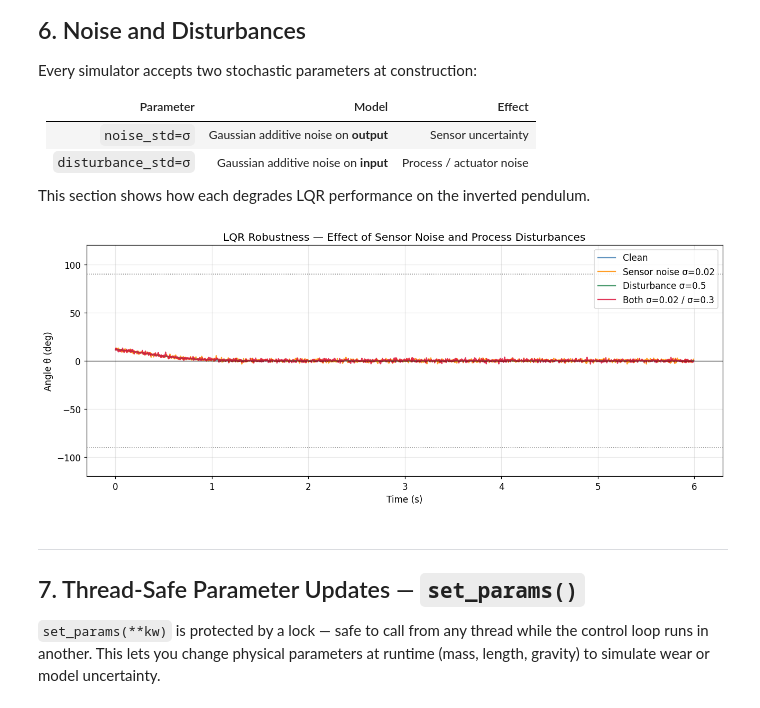
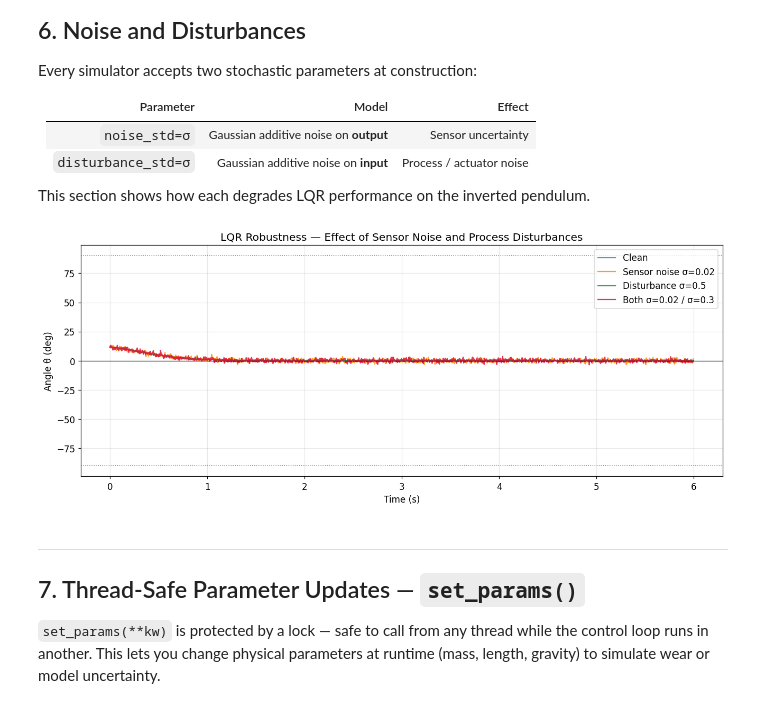
Before and after one commit to synapsys-lab/synapsys, a Jupyter notebook: examples/simulators_guide_en.ipynb, the cells around one changed output. Cells and saved outputs as stored; diff of their text form; code cells hidden in the pictures.

```diff
--- a/examples/simulators_guide_en.ipynb
+++ b/examples/simulators_guide_en.ipynb
@@ -207,8 +207,9 @@ theta_ol, fail_t = [], None
 for i in range(steps):
     y, info = sim.step(np.zeros(1), dt)
     theta_ol.append(np.degrees(y[0]))
-    if info["failed"] and fail_t is None:
+    if info["failed"]:
         fail_t = t[i]
+        break  # stop at failure so data range stays bounded
 
 print(f"\nOpen-loop: failure at t = {fail_t:.2f} s  (|θ| > 90°)")
 # %% [output]
@@ -556,39 +559,39 @@ def run_noisy(noise_std=0.0, disturbance_std=0.0, seed=42):
         u = np.clip(-K_n @ x, -30, 30)
         y, info = sim.step(u, dt_n)
         thetas.append(np.degrees(y[0]))
-        if info["failed"] and failed_at is None:
+        if info["failed"]:
             failed_at = t_n[i]
+            break  # stop at failure so data range stays bounded
     return np.array(thetas), failed_at
 
 
 configs = [
     ("Clean", 0.0, 0.0),
     ("Sensor noise σ=0.02", 0.02, 0.0),
     ("Disturbance σ=0.5", 0.0, 0.5),
     ("Both σ=0.02 / σ=0.3", 0.02, 0.3),
 ]
 
 fig, ax = plt.subplots(figsize=(12, 5))
 colors_n = ["steelblue", "darkorange", "seagreen", "crimson"]
 
 for (label, ns, ds), c in zip(configs, colors_n):
     angles, fail_t = run_noisy(ns, ds)
     n = len(angles)
     suffix = f" [fails @ {fail_t:.2f}s]" if fail_t else ""
     ax.plot(t_n[:n], angles, lw=1.5, color=c, label=label + suffix, alpha=0.85)
 
 ax.axhline(0, color="k", lw=0.8)
 ax.axhline(90, color="gray", ls=":", lw=1)
 ax.axhline(-90, color="gray", ls=":", lw=1)
 ax.set_xlabel("Time (s)")
 ax.set_ylabel("Angle θ (deg)")
 ax.set_title("LQR Robustness — Effect of Sensor Noise and Process Disturbances")
-ax.set_ylim(-120, 120)
 ax.legend()
 plt.tight_layout()
 plt.show()
 # %% [output]
-[figure, old version]
+[figure, new version]
 # %% [markdown]
 ---
 ## 7. Thread-Safe Parameter Updates — `set_params()`
```
Also changed, not shown: parts of 3 cells of this notebook.
